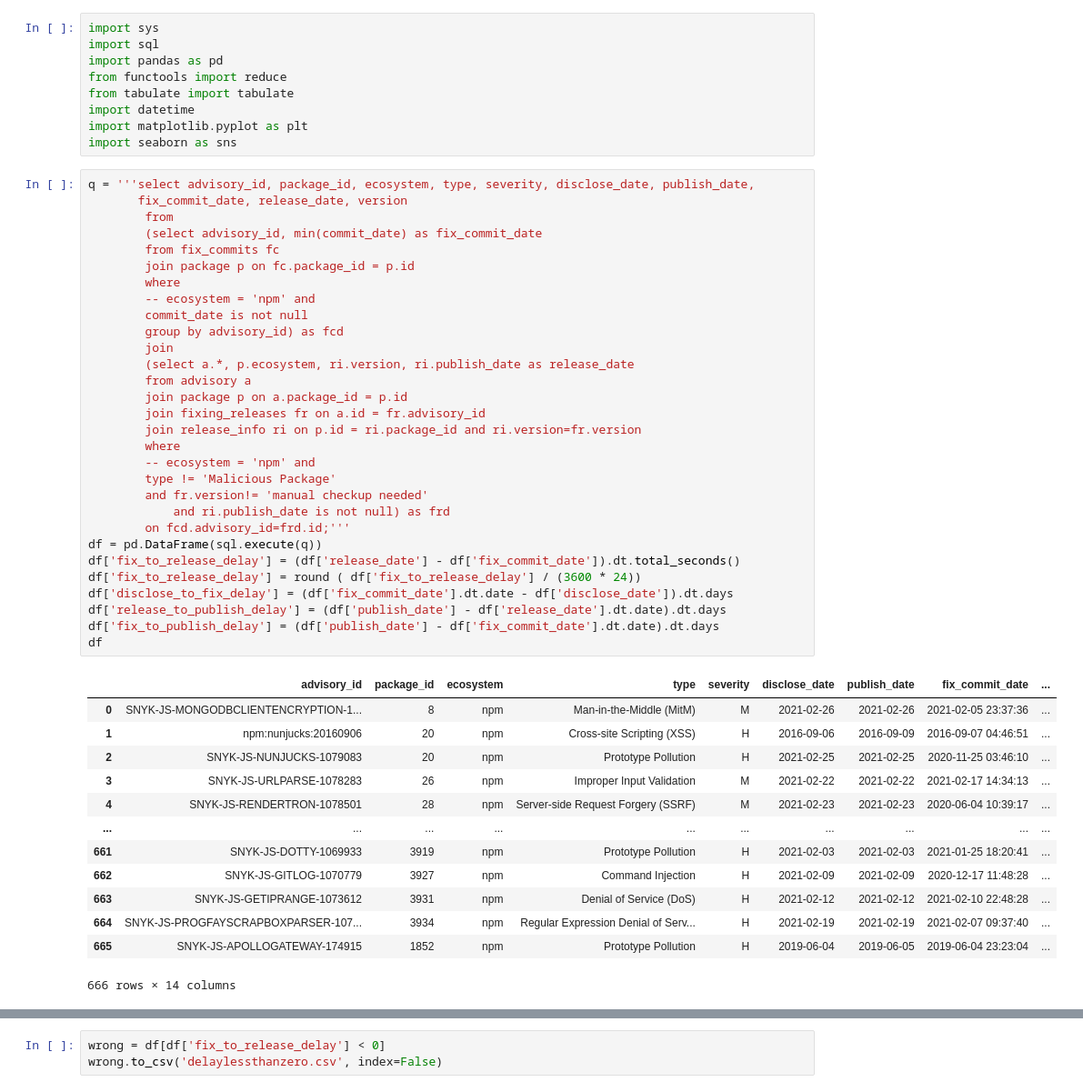
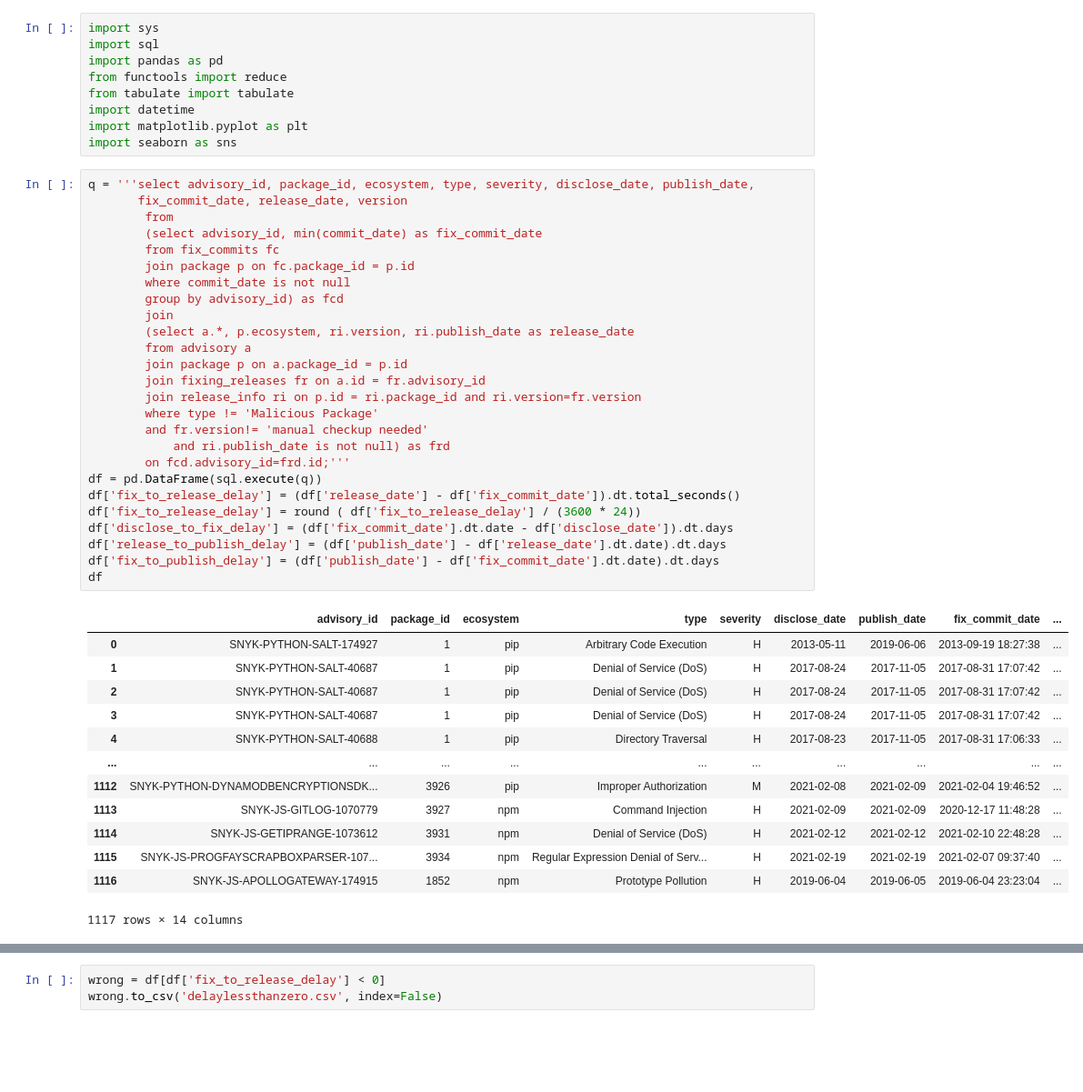
Before and after one commit to nasifimtiazohi/advisory-lifecycle, a Jupyter notebook: data_explore/rq1.ipynb, the cells around one changed output, grey strips where cells are left out. Shown at 91% size. Drawn from its saved outputs; the diff is of its cells as text; blank space fills up the shorter version.

```diff
--- a/data_explore/rq1.ipynb
+++ b/data_explore/rq1.ipynb
@@ -10,47 +10,43 @@ import seaborn as sns
 # %%
 q = '''select advisory_id, package_id, ecosystem, type, severity, disclose_date, publish_date,
        fix_commit_date, release_date, version
         from
         (select advisory_id, min(commit_date) as fix_commit_date
         from fix_commits fc
         join package p on fc.package_id = p.id
-        where
-        -- ecosystem = 'npm' and
-        commit_date is not null
+        where commit_date is not null
         group by advisory_id) as fcd
         join
         (select a.*, p.ecosystem, ri.version, ri.publish_date as release_date
         from advisory a
         join package p on a.package_id = p.id
         join fixing_releases fr on a.id = fr.advisory_id
         join release_info ri on p.id = ri.package_id and ri.version=fr.version
-        where
-        -- ecosystem = 'npm' and
-        type != 'Malicious Package'
+        where type != 'Malicious Package'
         and fr.version!= 'manual checkup needed'
             and ri.publish_date is not null) as frd
         on fcd.advisory_id=frd.id;'''
 df = pd.DataFrame(sql.execute(q))
 df['fix_to_release_delay'] = (df['release_date'] - df['fix_commit_date']).dt.total_seconds()
 df['fix_to_release_delay'] = round ( df['fix_to_release_delay'] / (3600 * 24))
 df['disclose_to_fix_delay'] = (df['fix_commit_date'].dt.date - df['disclose_date']).dt.days
 df['release_to_publish_delay'] = (df['publish_date'] - df['release_date'].dt.date).dt.days
 df['fix_to_publish_delay'] = (df['publish_date'] - df['fix_commit_date'].dt.date).dt.days
 df
 # %% [output]
 |  | advisory_id | package_id | ecosystem | type | severity | disclose_date | publish_date | fix_commit_date | ... |
-| 0 | SNYK-JS-MONGODBCLIENTENCRYPTION-1... | 8 | npm | Man-in-the-Middle (MitM) | M | 2021-02-26 | 2021-02-26 | 2021-02-05 23:37:36 | ... |
-| 1 | npm:nunjucks:20160906 | 20 | npm | Cross-site Scripting (XSS) | H | 2016-09-06 | 2016-09-09 | 2016-09-07 04:46:51 | ... |
-| 2 | SNYK-JS-NUNJUCKS-1079083 | 20 | npm | Prototype Pollution | H | 2021-02-25 | 2021-02-25 | 2020-11-25 03:46:10 | ... |
-| 3 | SNYK-JS-URLPARSE-1078283 | 26 | npm | Improper Input Validation | M | 2021-02-22 | 2021-02-22 | 2021-02-17 14:34:13 | ... |
-| 4 | SNYK-JS-RENDERTRON-1078501 | 28 | npm | Server-side Request Forgery (SSRF) | M | 2021-02-23 | 2021-02-23 | 2020-06-04 10:39:17 | ... |
+| 0 | SNYK-PYTHON-SALT-174927 | 1 | pip | Arbitrary Code Execution | H | 2013-05-11 | 2019-06-06 | 2013-09-19 18:27:38 | ... |
+| 1 | SNYK-PYTHON-SALT-40687 | 1 | pip | Denial of Service (DoS) | H | 2017-08-24 | 2017-11-05 | 2017-08-31 17:07:42 | ... |
+| 2 | SNYK-PYTHON-SALT-40687 | 1 | pip | Denial of Service (DoS) | H | 2017-08-24 | 2017-11-05 | 2017-08-31 17:07:42 | ... |
+| 3 | SNYK-PYTHON-SALT-40687 | 1 | pip | Denial of Service (DoS) | H | 2017-08-24 | 2017-11-05 | 2017-08-31 17:07:42 | ... |
+| 4 | SNYK-PYTHON-SALT-40688 | 1 | pip | Directory Traversal | H | 2017-08-23 | 2017-11-05 | 2017-08-31 17:06:33 | ... |
 | ... | ... | ... | ... | ... | ... | ... | ... | ... | ... |
-| 661 | SNYK-JS-DOTTY-1069933 | 3919 | npm | Prototype Pollution | H | 2021-02-03 | 2021-02-03 | 2021-01-25 18:20:41 | ... |
-| 662 | SNYK-JS-GITLOG-1070779 | 3927 | npm | Command Injection | H | 2021-02-09 | 2021-02-09 | 2020-12-17 11:48:28 | ... |
-| 663 | SNYK-JS-GETIPRANGE-1073612 | 3931 | npm | Denial of Service (DoS) | H | 2021-02-12 | 2021-02-12 | 2021-02-10 22:48:28 | ... |
-| 664 | SNYK-JS-PROGFAYSCRAPBOXPARSER-107... | 3934 | npm | Regular Expression Denial of Serv... | H | 2021-02-19 | 2021-02-19 | 2021-02-07 09:37:40 | ... |
-| 665 | SNYK-JS-APOLLOGATEWAY-174915 | 1852 | npm | Prototype Pollution | H | 2019-06-04 | 2019-06-05 | 2019-06-04 23:23:04 | ... |
+| 1112 | SNYK-PYTHON-DYNAMODBENCRYPTIONSDK... | 3926 | pip | Improper Authorization | M | 2021-02-08 | 2021-02-09 | 2021-02-04 19:46:52 | ... |
+| 1113 | SNYK-JS-GITLOG-1070779 | 3927 | npm | Command Injection | H | 2021-02-09 | 2021-02-09 | 2020-12-17 11:48:28 | ... |
+| 1114 | SNYK-JS-GETIPRANGE-1073612 | 3931 | npm | Denial of Service (DoS) | H | 2021-02-12 | 2021-02-12 | 2021-02-10 22:48:28 | ... |
+| 1115 | SNYK-JS-PROGFAYSCRAPBOXPARSER-107... | 3934 | npm | Regular Expression Denial of Serv... | H | 2021-02-19 | 2021-02-19 | 2021-02-07 09:37:40 | ... |
+| 1116 | SNYK-JS-APOLLOGATEWAY-174915 | 1852 | npm | Prototype Pollution | H | 2019-06-04 | 2019-06-05 | 2019-06-04 23:23:04 | ... |
-666 rows × 14 columns
+1117 rows × 14 columns
 # %%
 total = len(df)
 d2f = df[df['disclose_to_fix_delay'] > 0]
```
Also changed, not shown: parts of 11 cells of this notebook, 4 other files.
